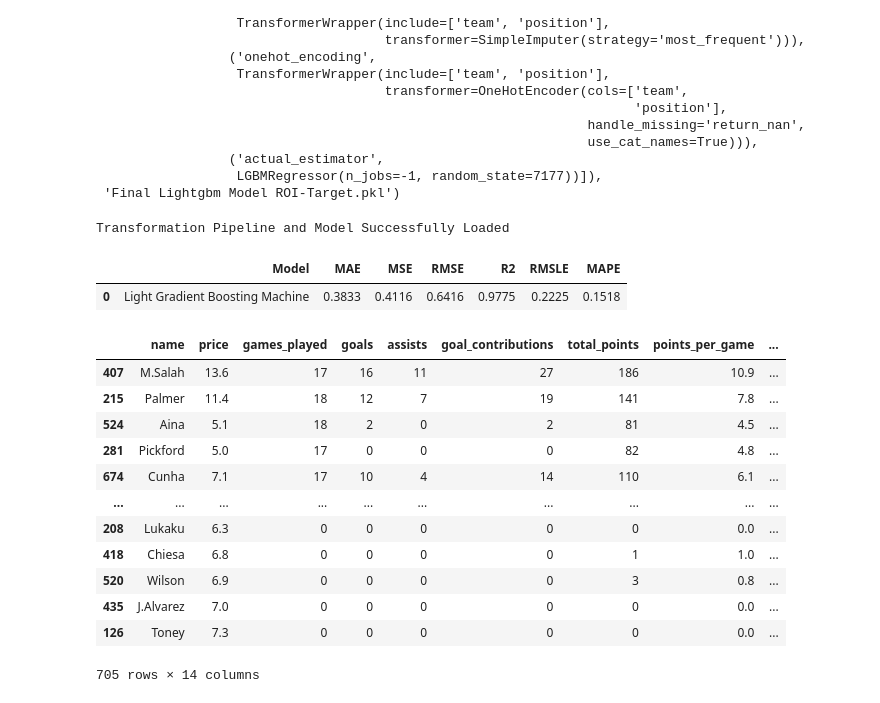
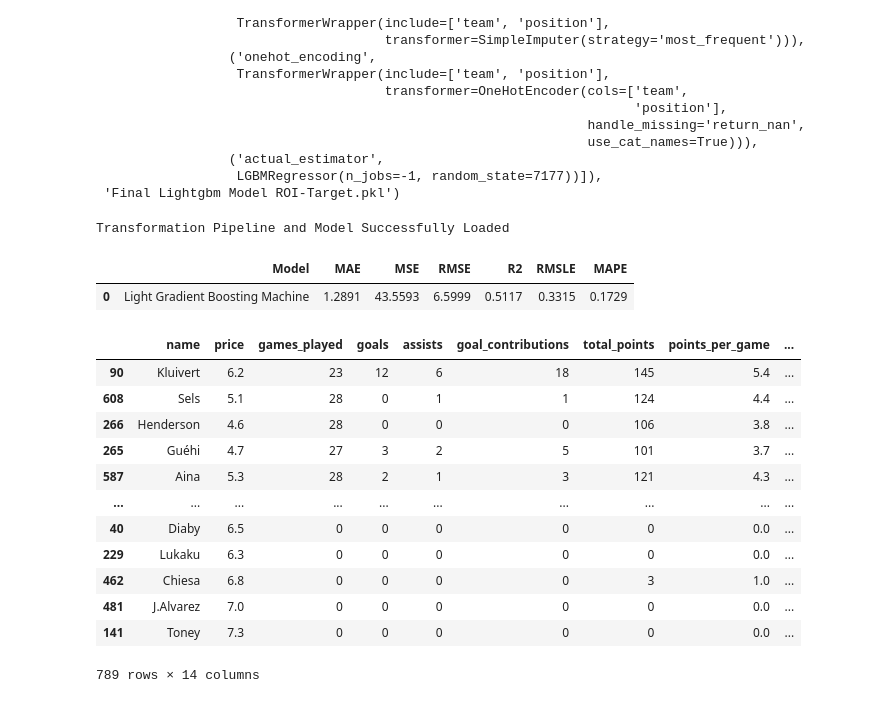
Before and after one commit to kareemseyi/FPL2023, a Jupyter notebook: ml/pycaret.ipynb, the cells around one changed output. Drawn from its saved outputs; the diff is of its cells as text; code cells hidden in the pictures.

```diff
--- a/ml/pycaret.ipynb
+++ b/ml/pycaret.ipynb
@@ -220,23 +220,23 @@ Transformation Pipeline and Model Successfully Saved
 # %%
 saved_final_lightgbm = load_model('Final Lightgbm Model ROI-Target')
 
-data_new = pd.read_csv('../datastore/current/FPL_data_19.csv')
+data_new = pd.read_csv('../datastore/current/FPL_data_29.csv')
 new_prediction = predict_model(saved_final_lightgbm, data=data_new)
 new_prediction.sort_values('prediction_label', ascending=False)
 # %% [output]
 Transformation Pipeline and Model Successfully Loaded
 |  | Model | MAE | MSE | RMSE | R2 | RMSLE | MAPE |
-| 0 | Light Gradient Boosting Machine | 0.3833 | 0.4116 | 0.6416 | 0.9775 | 0.2225 | 0.1518 |
+| 0 | Light Gradient Boosting Machine | 1.2891 | 43.5593 | 6.5999 | 0.5117 | 0.3315 | 0.1729 |
 |  | name | price | games_played | goals | assists | goal_contributions | total_points | points_per_game | ... |
-| 407 | M.Salah | 13.6 | 17 | 16 | 11 | 27 | 186 | 10.9 | ... |
-| 215 | Palmer | 11.4 | 18 | 12 | 7 | 19 | 141 | 7.8 | ... |
-| 524 | Aina | 5.1 | 18 | 2 | 0 | 2 | 81 | 4.5 | ... |
-| 281 | Pickford | 5.0 | 17 | 0 | 0 | 0 | 82 | 4.8 | ... |
-| 674 | Cunha | 7.1 | 17 | 10 | 4 | 14 | 110 | 6.1 | ... |
+| 90 | Kluivert | 6.2 | 23 | 12 | 6 | 18 | 145 | 5.4 | ... |
+| 608 | Sels | 5.1 | 28 | 0 | 1 | 1 | 124 | 4.4 | ... |
+| 266 | Henderson | 4.6 | 28 | 0 | 0 | 0 | 106 | 3.8 | ... |
+| 265 | Guéhi | 4.7 | 27 | 3 | 2 | 5 | 101 | 3.7 | ... |
+| 587 | Aina | 5.3 | 28 | 2 | 1 | 3 | 121 | 4.3 | ... |
 | ... | ... | ... | ... | ... | ... | ... | ... | ... | ... |
-| 208 | Lukaku | 6.3 | 0 | 0 | 0 | 0 | 0 | 0.0 | ... |
-| 418 | Chiesa | 6.8 | 0 | 0 | 0 | 0 | 1 | 1.0 | ... |
-| 520 | Wilson | 6.9 | 0 | 0 | 0 | 0 | 3 | 0.8 | ... |
-| 435 | J.Alvarez | 7.0 | 0 | 0 | 0 | 0 | 0 | 0.0 | ... |
-| 126 | Toney | 7.3 | 0 | 0 | 0 | 0 | 0 | 0.0 | ... |
+| 40 | Diaby | 6.5 | 0 | 0 | 0 | 0 | 0 | 0.0 | ... |
+| 229 | Lukaku | 6.3 | 0 | 0 | 0 | 0 | 0 | 0.0 | ... |
+| 462 | Chiesa | 6.8 | 0 | 0 | 0 | 0 | 3 | 1.0 | ... |
+| 481 | J.Alvarez | 7.0 | 0 | 0 | 0 | 0 | 0 | 0.0 | ... |
+| 141 | Toney | 7.3 | 0 | 0 | 0 | 0 | 0 | 0.0 | ... |
-705 rows × 14 columns
+789 rows × 14 columns
```
Also changed, not shown: parts of 4 cells of this notebook.
